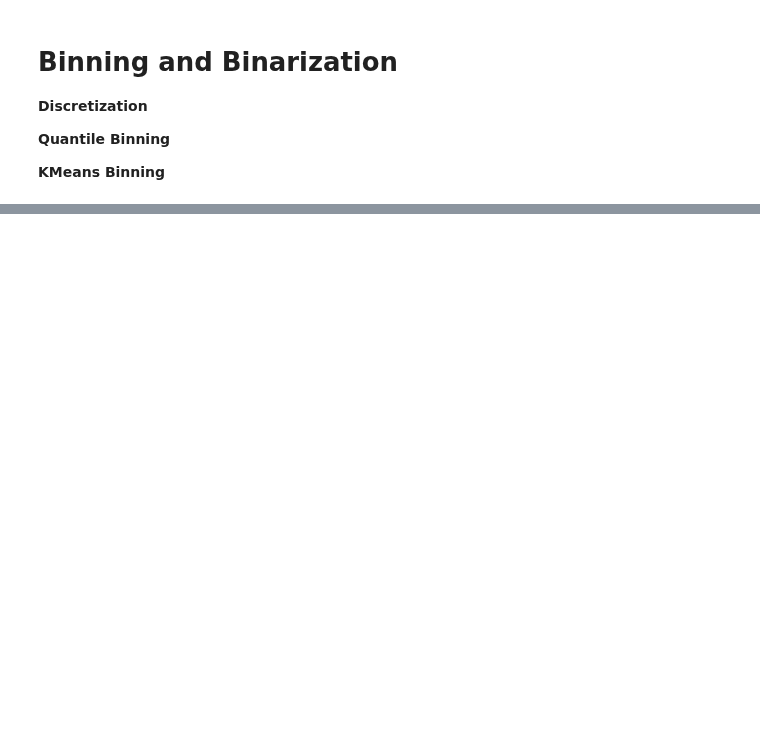
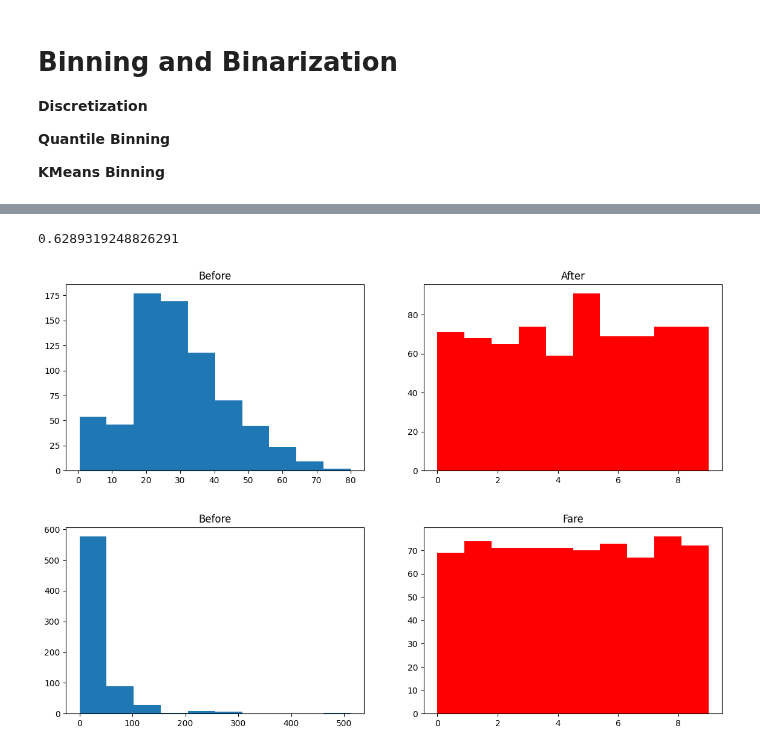
Before and after one commit to Saifullah785/machine-learning-engineer-roadmap, a Jupyter notebook: Lecture_32_Binning_Discretization_Quantile_KMeans_Binning/Lecture_32_Binning_Discretization_Quantile_KMeans_Binning.ipynb, the cells around one changed output, grey strips where cells are left out. Saved outputs shown, nothing was run; the diff lists cells and outputs as text; code cells hidden in the pictures; blank space fills up the shorter version.

Commit message:
Created using Colab while watching the lecture and updating the code of Lecture_32_Binning_Discretization_Quantile_KMeans_Binning

```diff
--- a/Lecture_32_Binning_Discretization_Quantile_KMeans_Binning/Lecture_32_Binning_Discretization_Quantile_KMeans_Binning.ipynb
+++ b/Lecture_32_Binning_Discretization_Quantile_KMeans_Binning/Lecture_32_Binning_Discretization_Quantile_KMeans_Binning.ipynb
@@ -166,0 +193,7 @@ discretize(10,'kmeans')
+# %%
+# Call the discretize function with 10 bins and 'quantile' strategy
+discretize(10,'quantile')
+# %% [output]
+0.6289319248826291
+[figure, added]
+[figure, added]
```
Also changed, not shown: parts of 53 cells of this notebook.
